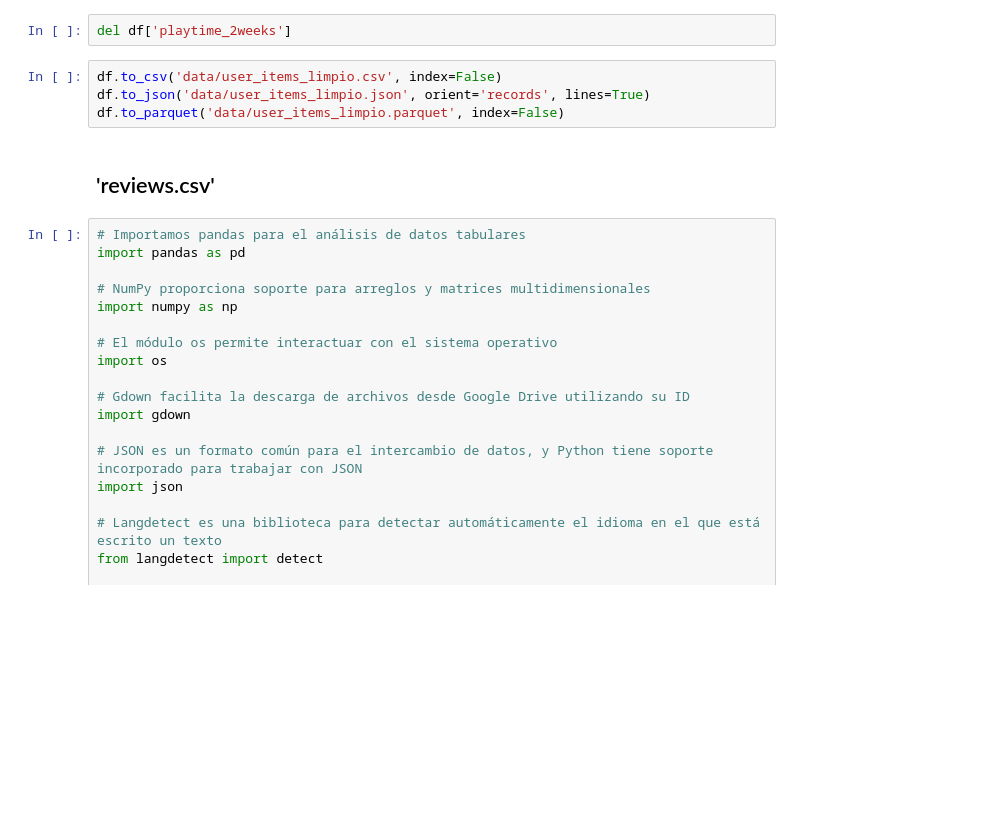
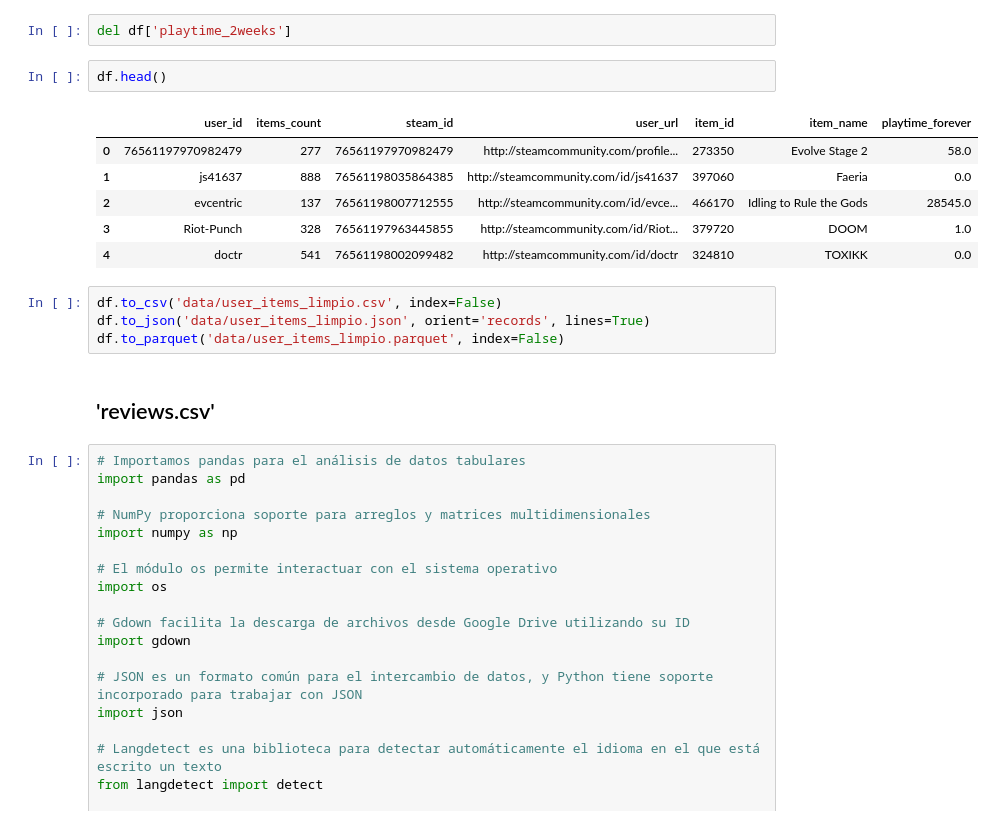
Before and after one commit to HillkirkLautaro/PI01_Steam_MLops, a Jupyter notebook: ETL.ipynb, the cells around one changed output. Saved outputs shown, nothing was run; the diff lists cells and outputs as text; blank space fills up the shorter version.

```diff
--- a/ETL.ipynb
+++ b/ETL.ipynb
@@ -272,6 +272,15 @@ df.head()
 | 4 | doctr | 541 | 76561198002099482 | http://steamcommunity.com/id/doctr | 324810 | TOXIKK | 0.0 | 0.0 |
 # %%
 del df['playtime_2weeks']
+# %%
+df.head()
+# %% [output]
+|  | user_id | items_count | steam_id | user_url | item_id | item_name | playtime_forever |
+| 0 | 76561197970982479 | 277 | 76561197970982479 | http://steamcommunity.com/profile... | 273350 | Evolve Stage 2 | 58.0 |
+| 1 | js41637 | 888 | 76561198035864385 | http://steamcommunity.com/id/js41637 | 397060 | Faeria | 0.0 |
+| 2 | evcentric | 137 | 76561198007712555 | http://steamcommunity.com/id/evce... | 466170 | Idling to Rule the Gods | 28545.0 |
+| 3 | Riot-Punch | 328 | 76561197963445855 | http://steamcommunity.com/id/Riot... | 379720 | DOOM | 1.0 |
+| 4 | doctr | 541 | 76561198002099482 | http://steamcommunity.com/id/doctr | 324810 | TOXIKK | 0.0 |
 # %%
 df.to_csv('data/user_items_limpio.csv', index=False)
 df.to_json('data/user_items_limpio.json', orient='records', lines=True)
```
Also changed, not shown: parts of 6 cells of this notebook, 3 other files.
